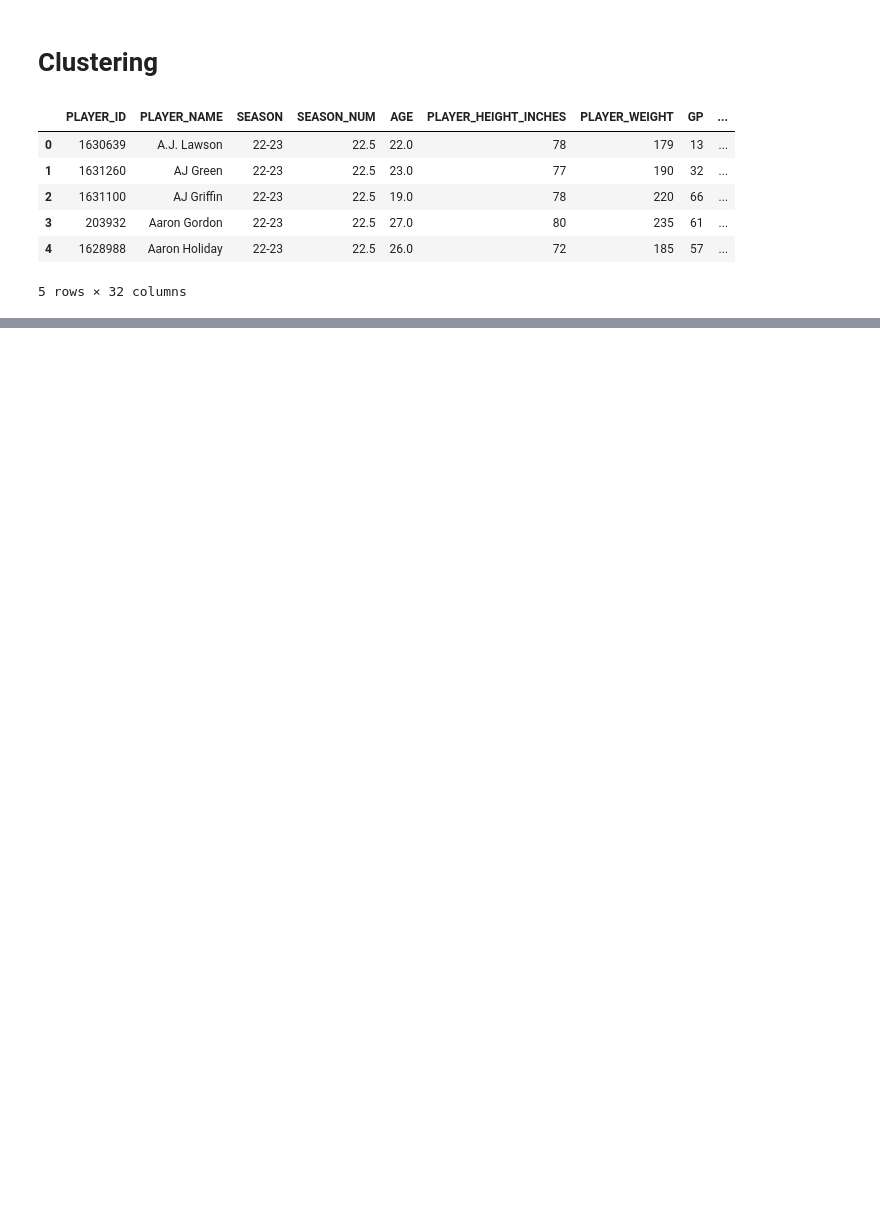
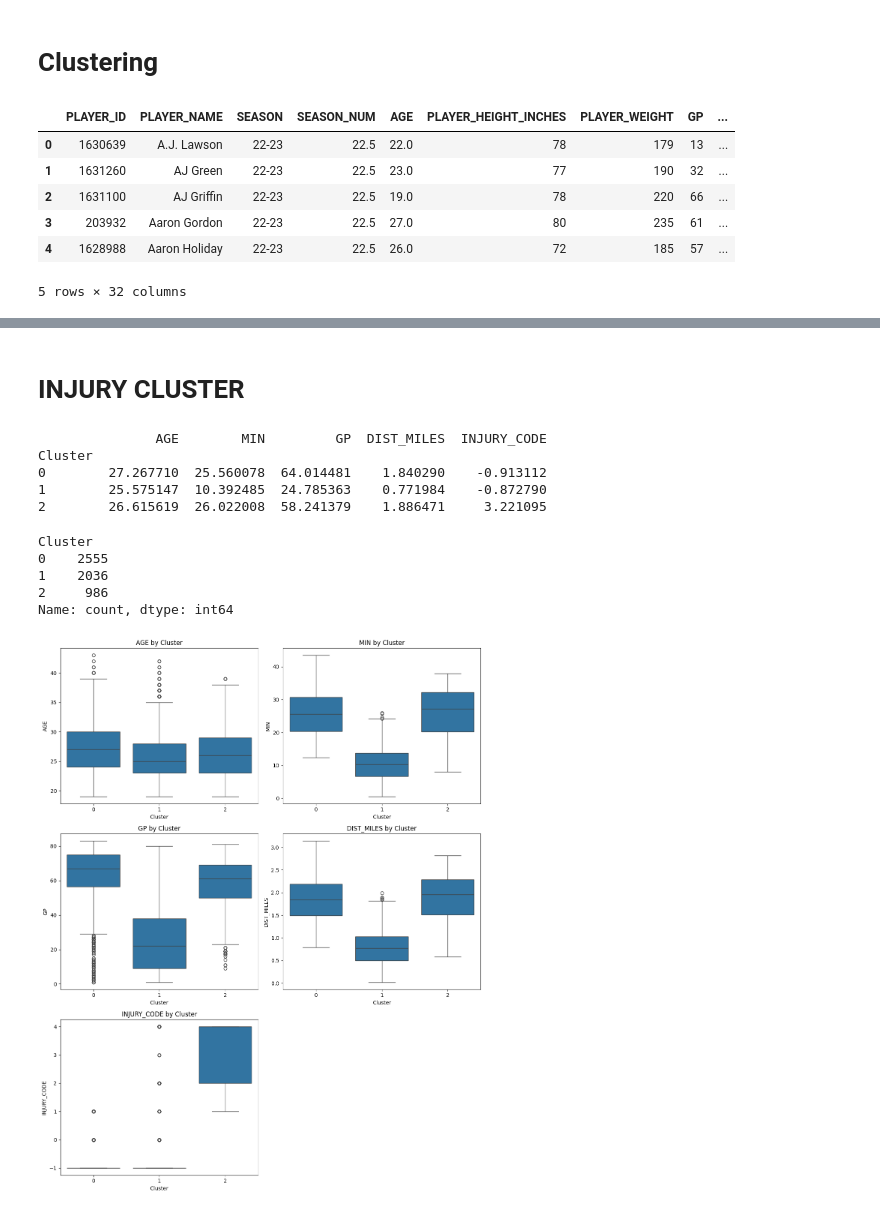
Before and after one commit to luciocanepa/data_science_project, a Jupyter notebook: clustering attempt.ipynb, the cells around one changed output, grey strips where cells are left out. Saved outputs shown, nothing was run; the diff lists cells and outputs as text; code cells hidden in the pictures; blank space fills up the shorter version.

```diff
--- a/clustering attempt.ipynb
+++ b/clustering attempt.ipynb
@@ -159,0 +201,61 @@ plt.show()
+# %% [markdown]
+# INJURY CLUSTER
+# %%
+db['INJURY_CODE'] = db['INJURED_TYPE'].replace(['None', ' none', 'NONE'], pd.NA)
+db['INJURY_CODE'] = db['INJURY_CODE'].astype('category').cat.codes
+
+# 2. Injury Pattern Identification: Based on injury frequency & related stats
+injury_features = ['AGE', 'MIN', 'GP', 'DIST_MILES', 'INJURY_CODE']
+
+injury_patterns = run_clustering(injury_features, k=3, title="Injury Pattern Clustering")
+# %%
+# Re-add cluster labels to original dataset
+db_cleaned = db[injury_features].copy()
+db_cleaned = db_cleaned.replace(['None', ' none', 'NONE'], pd.NA)
+for col in db_cleaned.columns:
+    db_cleaned[col] = pd.to_numeric(db_cleaned[col], errors='coerce')
+db_cleaned = db_cleaned.dropna()
+db_cleaned['Cluster'] = injury_patterns['Cluster'].values
+# %%
+# Mean of each feature per cluster
+summary = db_cleaned.groupby('Cluster').mean()
+print(summary)
+# %% [output]
+               AGE        MIN         GP  DIST_MILES  INJURY_CODE
+Cluster
+0        27.267710  25.560078  64.014481    1.840290    -0.913112
+1        25.575147  10.392485  24.785363    0.771984    -0.872790
+2        26.615619  26.022008  58.241379    1.886471     3.221095
+# %%
+print(db_cleaned['Cluster'].value_counts())
+# %% [output]
+Cluster
+0    2555
+1    2036
+2     986
+Name: count, dtype: int64
+# %%
+# Set up the grid size
+n_features = len(injury_features)
+cols = 2  # 2 plots per row
+rows = math.ceil(n_features / cols)
+
+# Create subplots
+fig, axes = plt.subplots(rows, cols, figsize=(12, 5 * rows))
+axes = axes.flatten()  # flatten 2D array for easy indexing
+
+# Plot each feature
+for i, feature in enumerate(injury_features):
+    sns.boxplot(ax=axes[i], x='Cluster', y=feature, data=db_cleaned)
+    axes[i].set_title(f"{feature} by Cluster")
+    axes[i].set_xlabel("Cluster")
+    axes[i].set_ylabel(feature)
+
+# Hide any unused subplots (in case number of features is odd)
+for j in range(i + 1, len(axes)):
+    fig.delaxes(axes[j])
+
+plt.tight_layout()
+plt.show()
+# %% [output]
+[figure, added]
```
Also changed, not shown: parts of 16 cells of this notebook.
